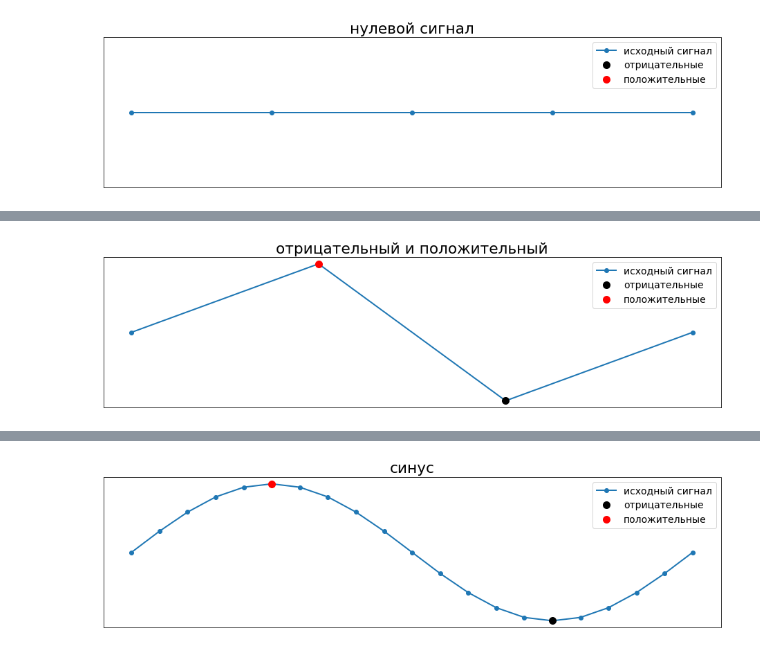
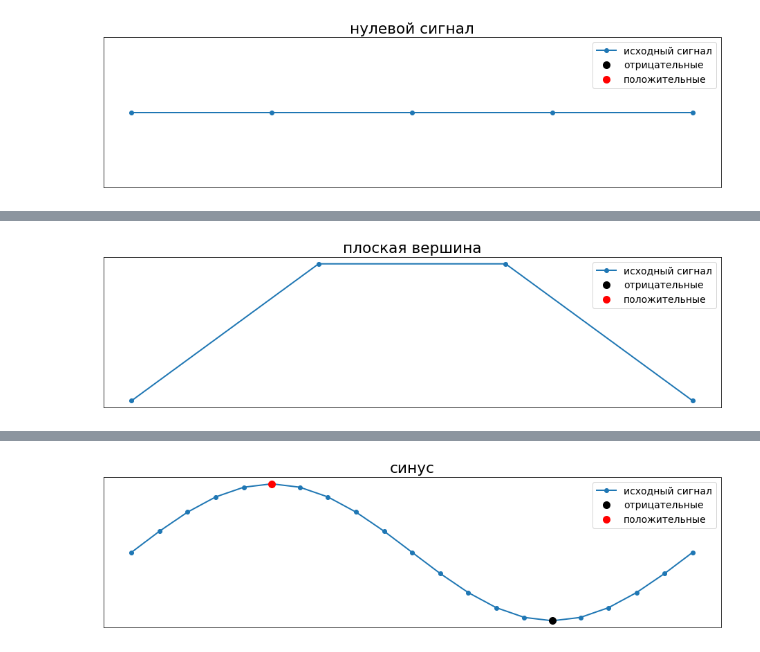
Before and after one commit to kokostek/jupyter-notebooks, a Jupyter notebook: FindPeaks.ipynb, the cells around one changed output, grey strips where cells are left out. Cells and saved outputs as stored; diff of their text form; code cells hidden in the pictures.

```diff
--- a/FindPeaks.ipynb
+++ b/FindPeaks.ipynb
@@ -47,7 +47,7 @@ def findpeaks(x, threshold=0):
     dx = diff(x)
     ddx = diff(dx)
     sgn = dx[1:] * dx[:-1]
-    i, = where((sgn <= 0) & (ddx > threshold))
+    i, = where((sgn < 0) & (ddx > threshold))
     return i + 1
 # %% [markdown]
 Вспомогательная функция для демонстрации.
@@ -91,5 +101,5 @@ plotpeaks([0, -1, 0])
 # %%
-title('отрицательный и положительный')
-plotpeaks([0, 1, -1, 0])
+title('плоская вершина')
+plotpeaks([0, 1, 1, 0])
 # %% [output]
-[figure, old version]
+[figure, new version]
```
Also changed, not shown: parts of 9 cells of this notebook.
